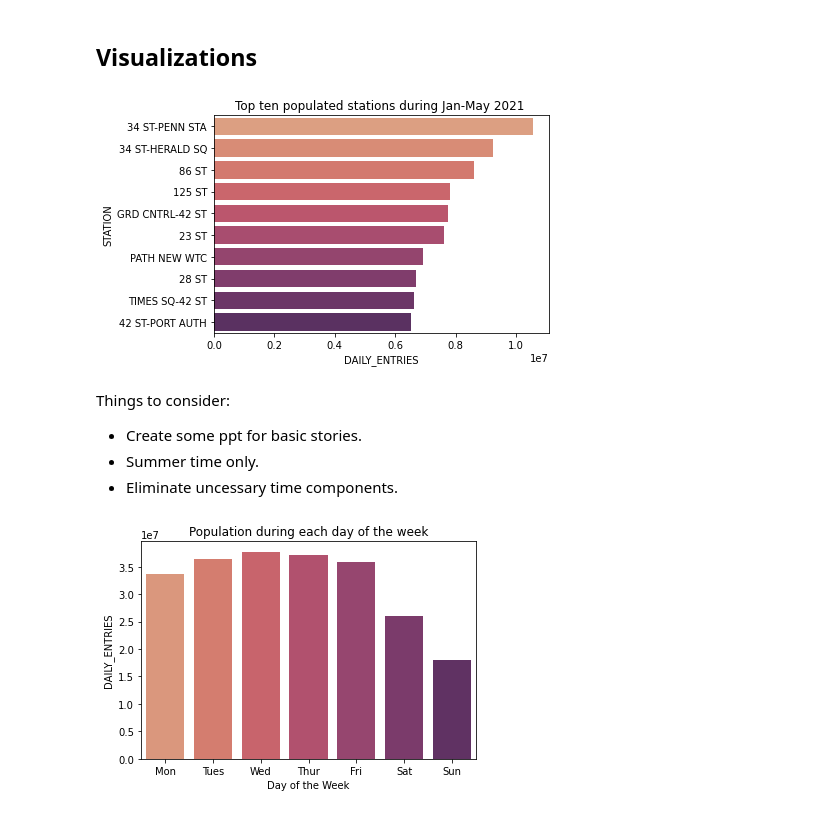
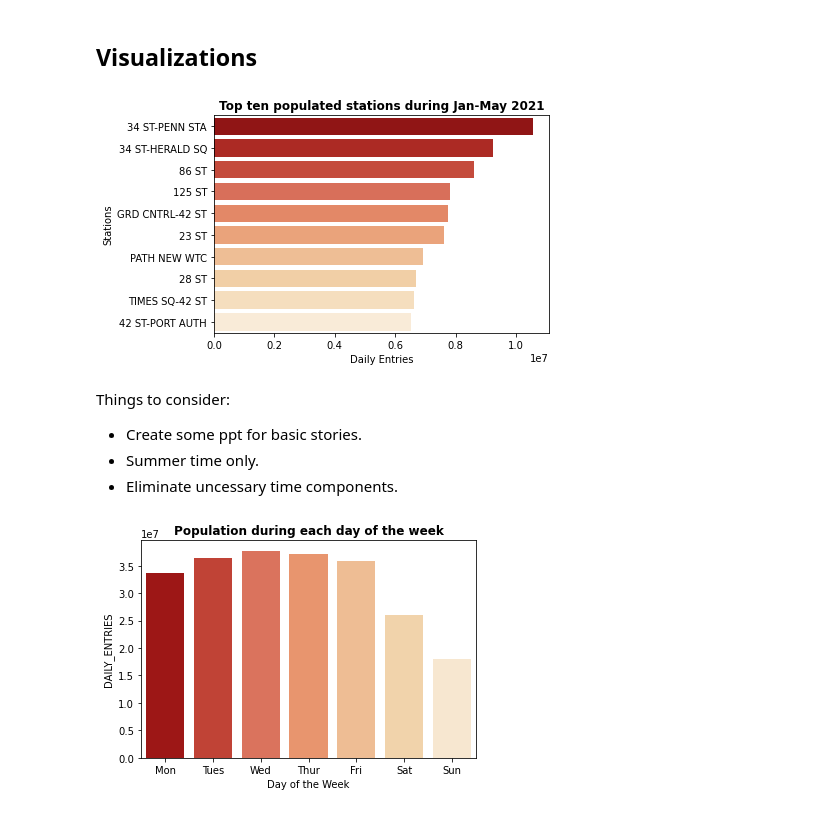
Before and after one commit to hzhi54/EDA_MTA_Project, a Jupyter notebook: MTA_project_code.ipynb, the cells around one changed output. Drawn from its saved outputs; the diff is of its cells as text; code cells hidden in the pictures.

Commit message:
Code and more visuals
-Complete analysis
  a. include more visuals lineplot and heatmap
  b. conclude project
  c. added apply() functions

```diff
--- a/MTA_project_code.ipynb
+++ b/MTA_project_code.ipynb
@@ -225,7 +208,7 @@ max        9985.000000
 Name: DAILY_ENTRIES, dtype: float64
 # %%
 mta_by_day['DAY_NUM'] = pd.to_datetime(mta_by_day['DATE']).dt.dayofweek
-mta_by_day['WEEK_NUM'] = pd.to_datetime(mta_by_day['DATE']).dt.weekofyear
+mta_by_day['WEEK_NUM'] = pd.to_datetime(mta_by_day['DATE']).dt.isocalendar().week
 mta_by_day.head()
 # %% [output]
 |  | C/A | UNIT | SCP | STATION | DATE | ENTRIES | PREV_ENTRIES | DAILY_ENTRIES | DAY_NUM | WEEK_NUM |
@@ -256,12 +519,16 @@ Query data by time to have a better understanding of each subway stations popula
 import seaborn as sns
 # sns.color_palette('bright')
 # %%
+fig, ax = plt.subplots()
+
 bar_one = sns.barplot(data=station_total.head(10),
                       x='DAILY_ENTRIES', y='STATION',
-                      palette='flare').set_title('Top ten populated stations during Jan-May 2021 ');
+                      palette='OrRd_r').set_title('Top ten populated stations during Jan-May 2021',weight='bold');
+ax.set(xlabel = 'Daily Entries')
+ax.set(ylabel = 'Stations')
 plt.savefig('visuals/station_total.png',dpi=100,bbox_inches='tight')
 # %% [output]
-[figure, old version]
+[figure, new version]
 # %% [markdown]
 Things to consider:
 - Create some ppt for basic stories.
@@ -270,10 +537,10 @@ Things to consider:
 # %%
 fig, ax = plt.subplots()
 bar_two = sns.barplot(data=mta_station_by_day,
                       x='DAY_NUM', y='DAILY_ENTRIES',
-                      palette='flare').set_title('Population during each day of the week');
+                      palette='OrRd_r').set_title('Population during each day of the week',weight='bold');
 ax.set_xticklabels(['Mon','Tues','Wed','Thur','Fri','Sat','Sun']);
 ax.set(xlabel = 'Day of the Week')
 plt.savefig('visuals/station_by_day.png',dpi=100,bbox_inches='tight')
 # %% [output]
-[figure, old version]
+[figure, new version]
```
Also changed, not shown: parts of 36 cells of this notebook, 4 other files.
